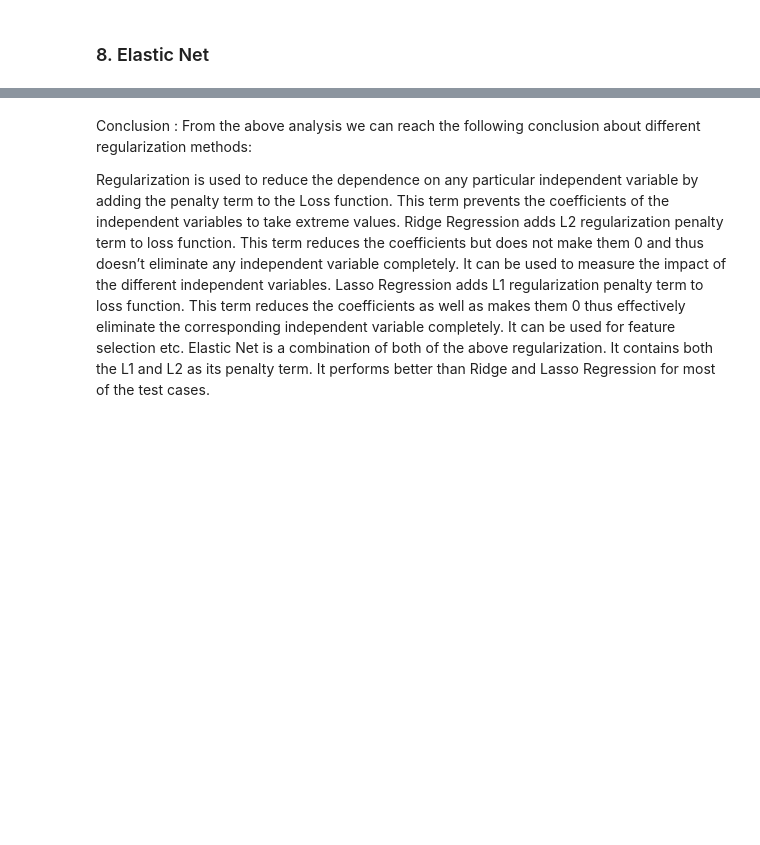
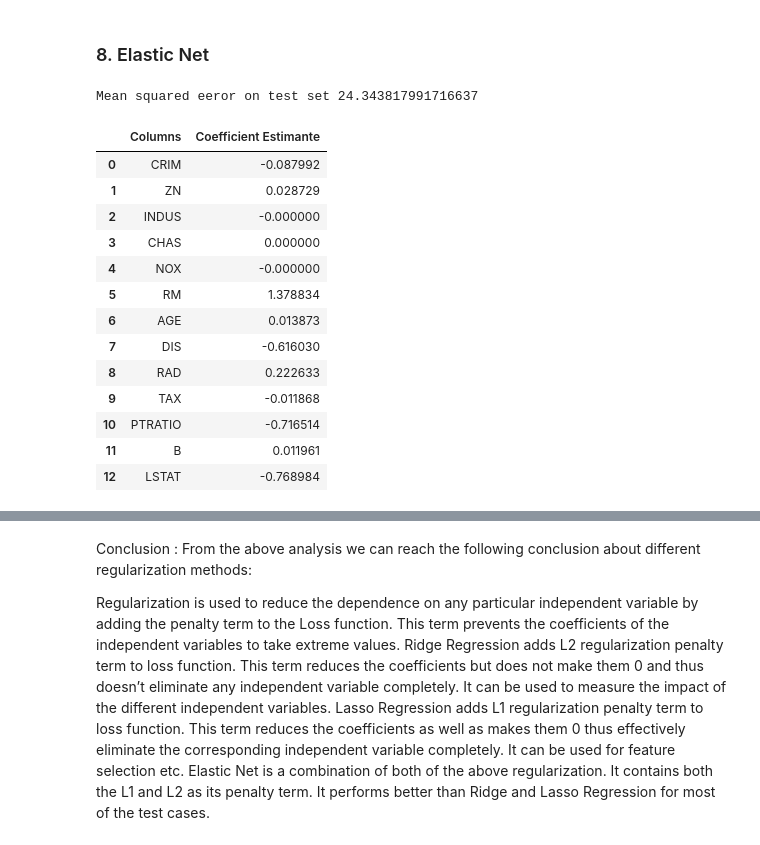
Before and after one commit to PilarDenia/activity_bootcamp_jun2020, a Jupyter notebook: 2_Machine_Learning/semana_22/día_4/Regularization clase.ipynb, the cells around one changed output, grey strips where cells are left out. Cells and saved outputs as stored; diff of their text form; code cells hidden in the pictures; blank space fills up the shorter version.

```diff
--- a/2_Machine_Learning/semana_22/día_4/Regularization clase.ipynb
+++ b/2_Machine_Learning/semana_22/día_4/Regularization clase.ipynb
@@ -333,3 +333,30 @@ plt.style.use('ggplot')
 [figure]
 # %% [markdown]
 ### 8. Elastic Net
+# %%
+from sklearn.linear_model import ElasticNet
+e_net = ElasticNet(l1_ratio = 0.9)
+e_net.fit(X_train, y_train)
+y_pred_elastic = e_net.predict(X_test)
+mean_squared_error  = np.mean((y_pred_elastic - y_test)**2)
+print("Mean squared eeror on test set", mean_squared_error)
+e_net_coeff = pd.DataFrame()
+e_net_coeff["Columns"] = X_train.columns
+e_net_coeff["Coefficient Estimante"] = pd.Series(e_net.coef_)
+e_net_coeff
+# %% [output]
+Mean squared eeror on test set 24.343817991716637
+|  | Columns | Coefficient Estimante |
+| 0 | CRIM | -0.087992 |
+| 1 | ZN | 0.028729 |
+| 2 | INDUS | -0.000000 |
+| 3 | CHAS | 0.000000 |
+| 4 | NOX | -0.000000 |
+| 5 | RM | 1.378834 |
+| 6 | AGE | 0.013873 |
+| 7 | DIS | -0.616030 |
+| 8 | RAD | 0.222633 |
+| 9 | TAX | -0.011868 |
+| 10 | PTRATIO | -0.716514 |
+| 11 | B | 0.011961 |
+| 12 | LSTAT | -0.768984 |
```
Also changed, not shown: parts of 8 cells of this notebook, 2 other files.
